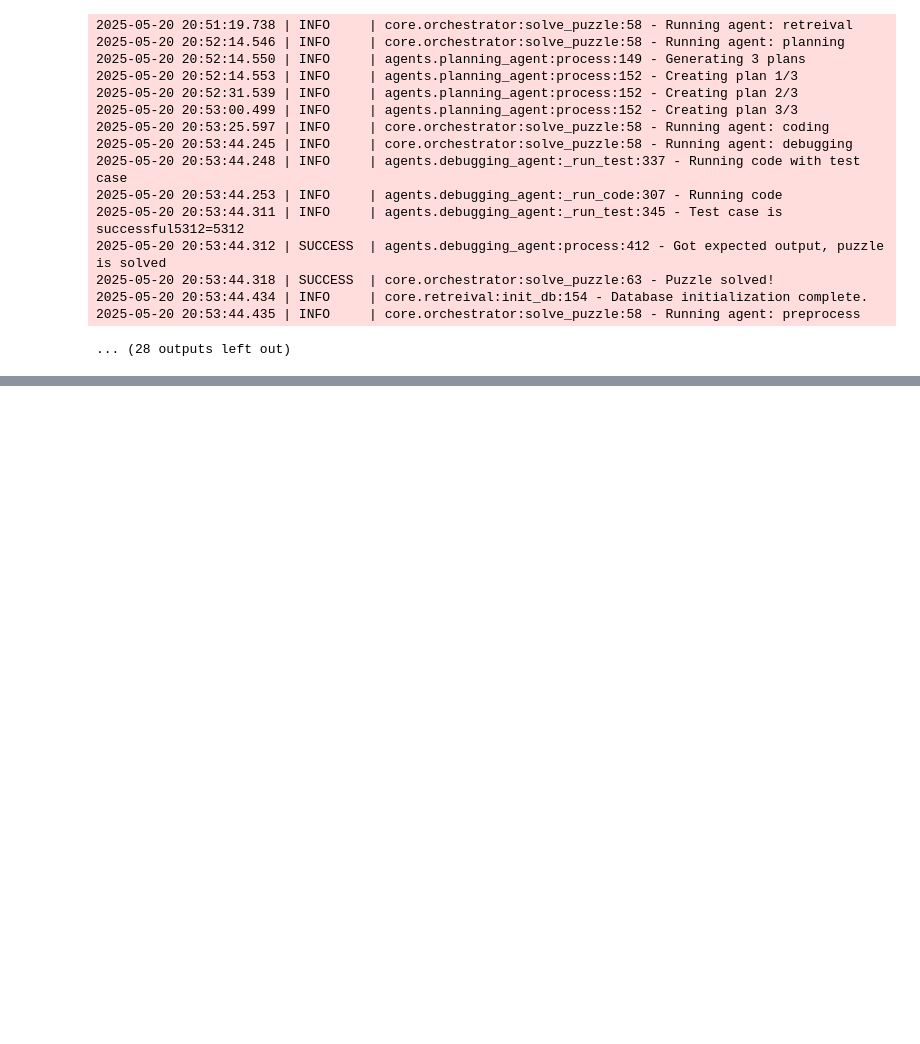
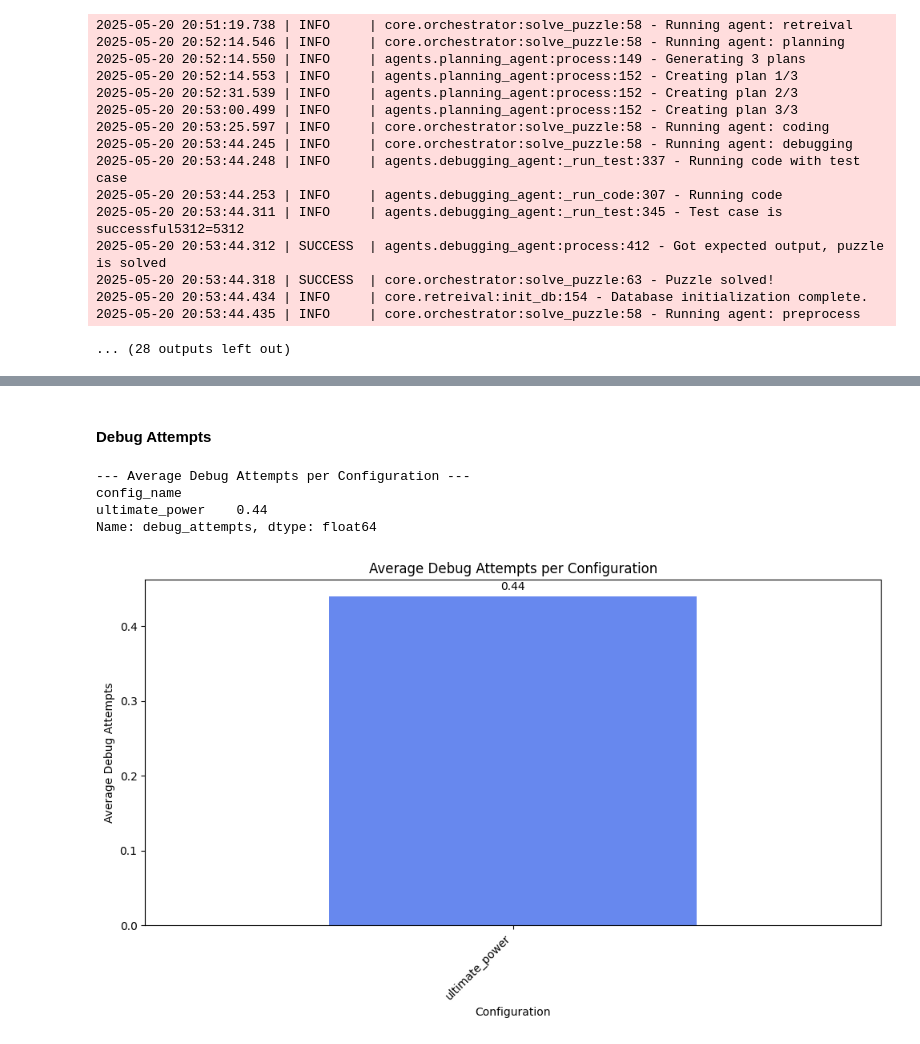
Before and after one commit to twanh/thesis-advent-of-agents, a Jupyter notebook: experiments/model_comparison.ipynb, the cells around one changed output, grey strips where cells are left out. Cells and saved outputs as stored; diff of their text form; code cells hidden in the pictures; blank space fills up the shorter version.

```diff
--- a/experiments/model_comparison.ipynb
+++ b/experiments/model_comparison.ipynb
@@ -452,0 +547,32 @@ Running day 6
+# %% [markdown]
+#### Debug Attempts
+# %%
+# Calculate average debug attempts per configuration (for all attempts)
+avg_debug_attempts_per_config = (
+    df.groupby("config_name")["debug_attempts"].mean().sort_values()
+)
+
+print("\n--- Average Debug Attempts per Configuration ---")
+print(avg_debug_attempts_per_config)
+
+# Plotting
+plt.figure(figsize=(10, 6))
+avg_debug_attempts_per_config.plot(
+    kind="bar", color=sns.color_palette("coolwarm")
+)
+plt.title("Average Debug Attempts per Configuration")
+plt.ylabel("Average Debug Attempts")
+plt.xlabel("Configuration")
+plt.xticks(rotation=45, ha="right")
+# Add attempt labels on top of bars
+for i, v in enumerate(avg_debug_attempts_per_config):
+    plt.text(i, v + (0.02 * avg_debug_attempts_per_config.max()), f"{v:.2f}", color="black", ha="center")
+
+plt.tight_layout()
+plt.show()
+# %% [output]
+--- Average Debug Attempts per Configuration ---
+config_name
+ultimate_power    0.44
+Name: debug_attempts, dtype: float64
+[figure, added]
```
Also changed, not shown: parts of 19 cells of this notebook, 2 other files.
